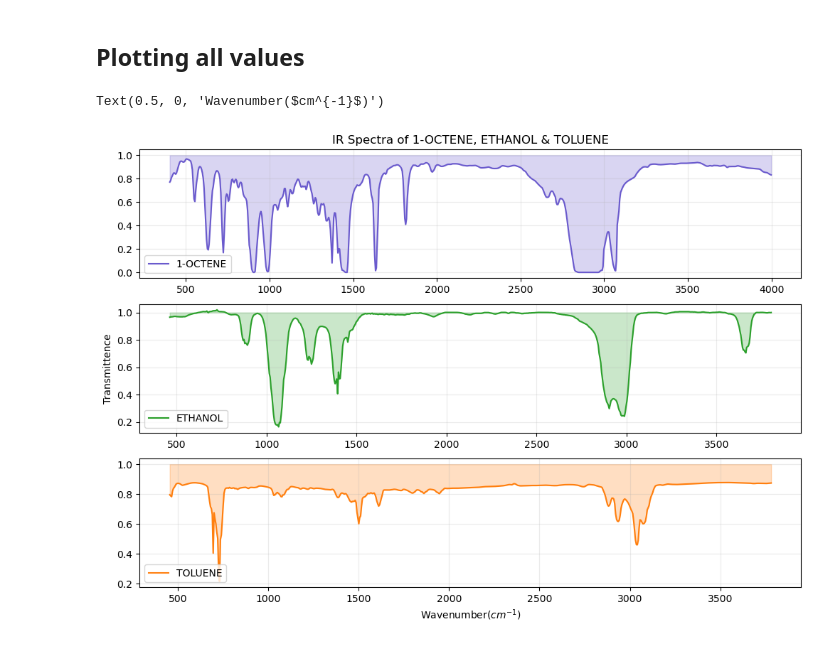
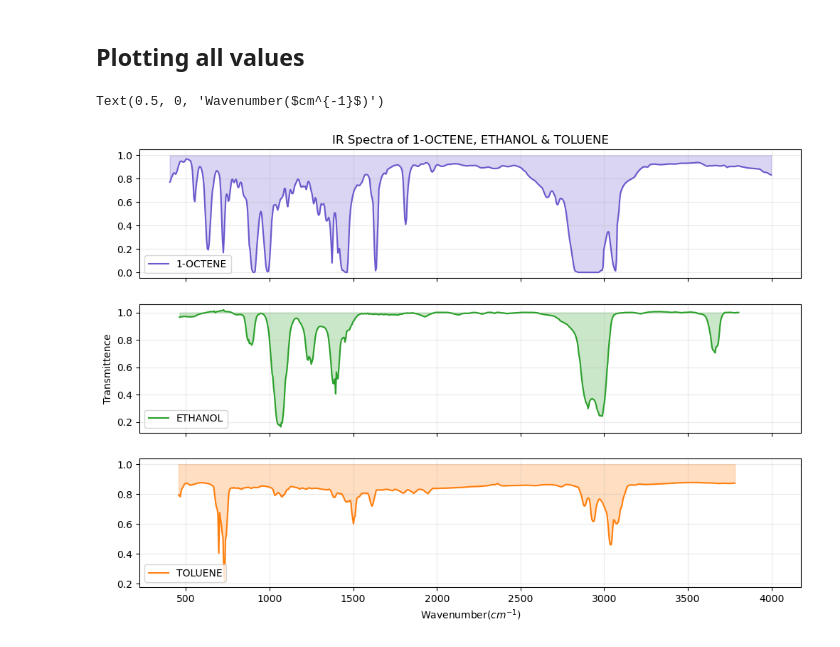
Before and after one commit to SPS-SP2273/learning-portfolio-tomatopato, a Jupyter notebook: E0970499_viva-Q04.ipynb, the cells around one changed output. Drawn from its saved outputs; the diff is of its cells as text; code cells hidden in the pictures.

```diff
--- a/E0970499_viva-Q04.ipynb
+++ b/E0970499_viva-Q04.ipynb
@@ -314,32 +292,32 @@ t_y = values_for_t[1::2]
 oct_x = values_for_oct[0::2]
 oct_y = values_for_oct[1::2]
 e_x = values_for_e[0::2]
 e_y = values_for_e[1::2]
 
 #------- Plot the data -------#
 fig, axes = plt.subplots(nrows=3, ncols=1,
-                         figsize=(12, 8), sharey='row')
+                         figsize=(12, 8), sharex = True, sharey='row')
 
 #------- Subplot 1 -------#
 axes[0].set_title('IR Spectra of 1-OCTENE, ETHANOL & TOLUENE')
 axes[0].plot(oct_x, oct_y, color='slateblue', label='1-OCTENE')
 axes[0].grid(alpha=0.25)
 axes[0].fill_between(oct_x, oct_y, 1, color='slateblue', alpha=0.25)
 axes[0].legend(loc='lower left', frameon=True)
 
 #------- Subplot 2 -------#
 axes[1].set_ylabel('Transmittence')
 axes[1].plot(e_x, e_y, color='tab:green', label='ETHANOL')
 axes[1].grid(alpha=0.25)
 axes[1].fill_between(e_x, e_y, 1, color='tab:green', alpha=0.25)
 axes[1].legend(loc='lower left', frameon=True)
 
 #------- Subplot 3 -------#
 axes[2].plot(t_x, t_y, color='tab:orange', label='TOLUENE')
 axes[2].grid(alpha=0.25)
 axes[2].fill_between(t_x, t_y, 1, color='tab:orange', alpha=0.25)
 axes[2].legend(loc='lower left', frameon=True)
 axes[2].set_xlabel('Wavenumber($cm^{-1}$)')
 # %% [output]
 Text(0.5, 0, 'Wavenumber($cm^{-1}$)')
-[figure, old version]
+[figure, new version]
```
Also changed, not shown: parts of 3 cells of this notebook.
